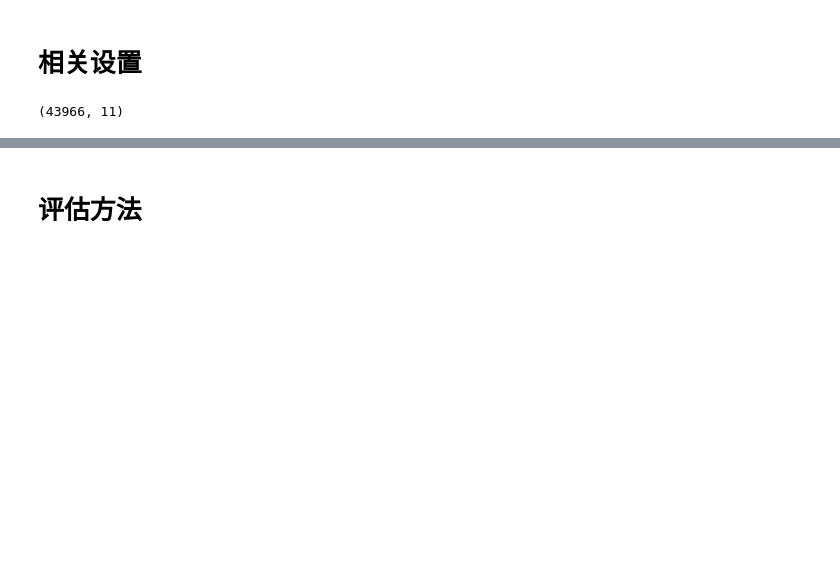
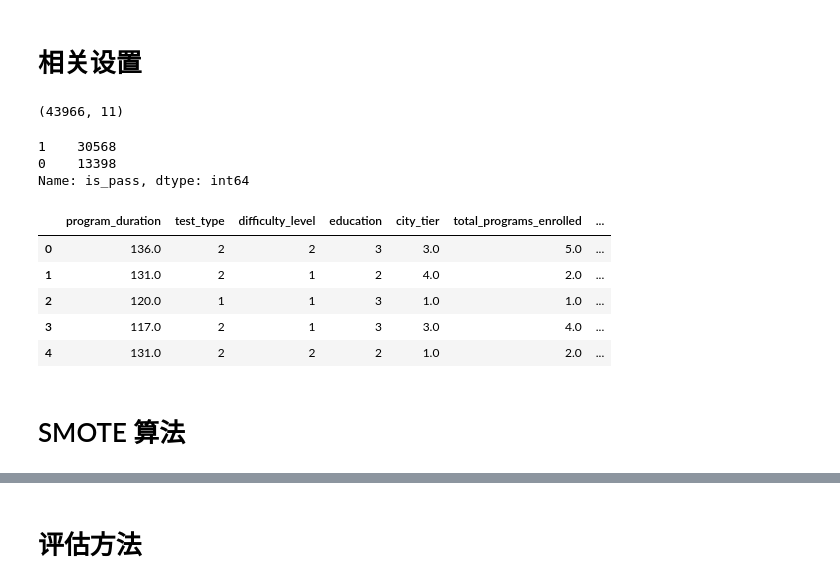
Before and after one commit to Giyn/QG2021DMGroupMidExam, a Jupyter notebook: ModelTraining.ipynb, the cells around one changed output, grey strips where cells are left out. Drawn from its saved outputs; the diff is of its cells as text; code cells hidden in the pictures; blank space fills up the shorter version.

Commit message:
feat: SMOTE algorithm

```diff
--- a/ModelTraining.ipynb
+++ b/ModelTraining.ipynb
@@ -18,3 +18,18 @@ EDA_data = pd.read_csv('data/after_EDA/EDA_data.csv')
 print(EDA_data.shape)
 # %% [output]
 (43966, 11)
+# %%
+EDA_data['is_pass'].value_counts()
+# %% [output]
+1    30568
+0    13398
+Name: is_pass, dtype: int64
+# %%
+EDA_data.head()
+# %% [output]
+|  | program_duration | test_type | difficulty_level | education | city_tier | total_programs_enrolled | ... |
+| 0 | 136.0 | 2 | 2 | 3 | 3.0 | 5.0 | ... |
+| 1 | 131.0 | 2 | 1 | 2 | 4.0 | 2.0 | ... |
+| 2 | 120.0 | 1 | 1 | 3 | 1.0 | 1.0 | ... |
+| 3 | 117.0 | 2 | 1 | 3 | 3.0 | 4.0 | ... |
+| 4 | 131.0 | 2 | 2 | 2 | 1.0 | 2.0 | ... |
@@ -20,0 +39,2 @@ print(EDA_data.shape)
+# %% [markdown]
+# SMOTE 算法
```
Also changed, not shown: parts of 9 cells of this notebook.
